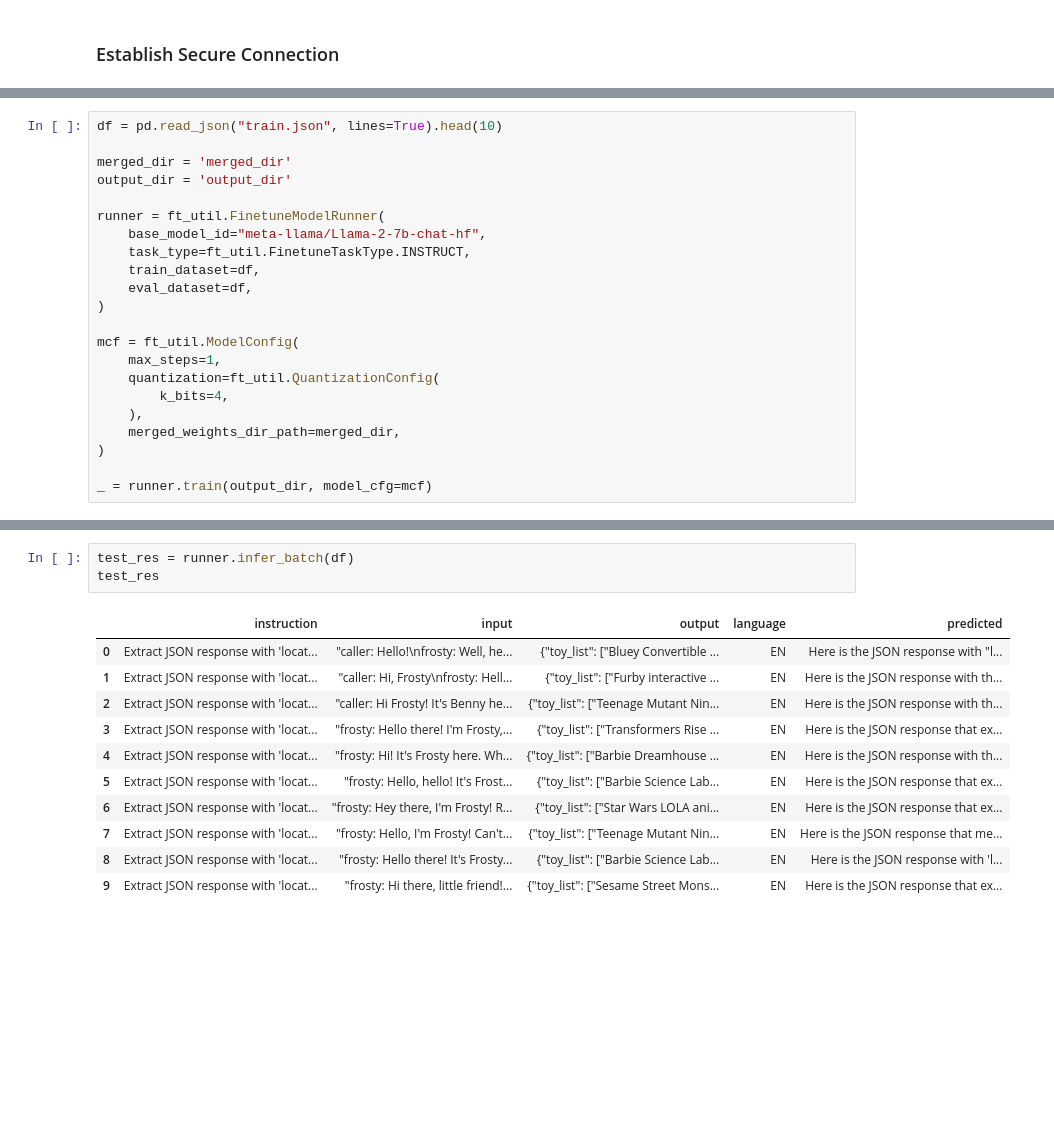
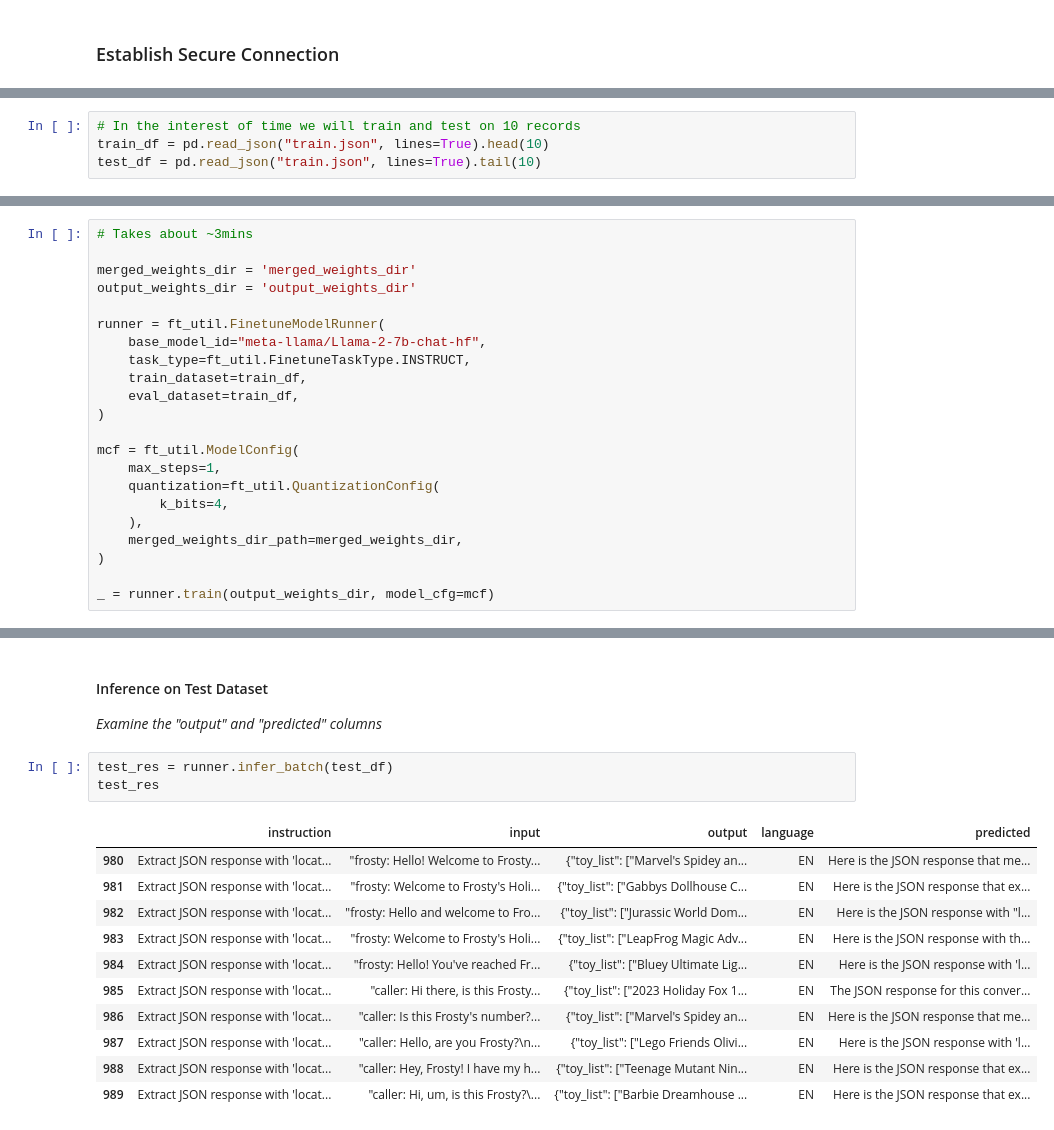
Before and after one commit to sfc-gh-pwate/llm-bootcamp-build-2023, a Jupyter notebook: day2/llm-day2-notebook.ipynb, the cells around one changed output, grey strips where cells are left out. Drawn from its saved outputs; the diff is of its cells as text; blank space fills up the shorter version.

```diff
--- a/day2/llm-day2-notebook.ipynb
+++ b/day2/llm-day2-notebook.ipynb
@@ -48 +58,5 @@ Snowpark for Python version : 1.9.0
+# %%
+# In the interest of time we will train and test on 10 records
+train_df = pd.read_json("train.json", lines=True).head(10)
+test_df = pd.read_json("train.json", lines=True).tail(10)
 # %% [markdown]
@@ -179,14 +64,14 @@ WARNING:snowflake.snowpark:ModelRegistry.list_deployments() is in private previe
 # %%
-df = pd.read_json("train.json", lines=True).head(10)
+# Takes about ~3mins
 
-merged_dir = 'merged_dir'
-output_dir = 'output_dir'
+merged_weights_dir = 'merged_weights_dir'
+output_weights_dir = 'output_weights_dir'
 
 runner = ft_util.FinetuneModelRunner(
     base_model_id="meta-llama/Llama-2-7b-chat-hf",
     task_type=ft_util.FinetuneTaskType.INSTRUCT,
-    train_dataset=df,
-    eval_dataset=df,
+    train_dataset=train_df,
+    eval_dataset=train_df,
 )
 
 mcf = ft_util.ModelConfig(
@@ -194,9 +79,9 @@ mcf = ft_util.ModelConfig(
     quantization=ft_util.QuantizationConfig(
         k_bits=4,
     ),
-    merged_weights_dir_path=merged_dir,
+    merged_weights_dir_path=merged_weights_dir,
 )
 
-_ = runner.train(output_dir, model_cfg=mcf)
+_ = runner.train(output_weights_dir, model_cfg=mcf)
 # %% [output]
 trainable params: 4,194,304 || all params: 6,742,609,920 || trainable%: 0.06220594176090199
@@ -234,15 +142,18 @@ runner.infer(
+# %% [markdown]
+#### Inference on Test Dataset
+*Examine the "output" and "predicted" columns*
 # %%
-test_res = runner.infer_batch(df)
+test_res = runner.infer_batch(test_df)
 test_res
 # %% [output]
 |  | instruction | input | output | language | predicted |
-| 0 | Extract JSON response with 'locat... | "caller: Hello!\nfrosty: Well, he... | {"toy_list": ["Bluey Convertible ... | EN | Here is the JSON response with "l... |
-| 1 | Extract JSON response with 'locat... | "caller: Hi, Frosty\nfrosty: Hell... | {"toy_list": ["Furby interactive ... | EN | Here is the JSON response with th... |
-| 2 | Extract JSON response with 'locat... | "caller: Hi Frosty! It's Benny he... | {"toy_list": ["Teenage Mutant Nin... | EN | Here is the JSON response with th... |
-| 3 | Extract JSON response with 'locat... | "frosty: Hello there! I'm Frosty,... | {"toy_list": ["Transformers Rise ... | EN | Here is the JSON response that ex... |
-| 4 | Extract JSON response with 'locat... | "frosty: Hi! It's Frosty here. Wh... | {"toy_list": ["Barbie Dreamhouse ... | EN | Here is the JSON response with th... |
-| 5 | Extract JSON response with 'locat... | "frosty: Hello, hello! It's Frost... | {"toy_list": ["Barbie Science Lab... | EN | Here is the JSON response that ex... |
-| 6 | Extract JSON response with 'locat... | "frosty: Hey there, I'm Frosty! R... | {"toy_list": ["Star Wars LOLA ani... | EN | Here is the JSON response that ex... |
-| 7 | Extract JSON response with 'locat... | "frosty: Hello, I'm Frosty! Can't... | {"toy_list": ["Teenage Mutant Nin... | EN | Here is the JSON response that me... |
-| 8 | Extract JSON response with 'locat... | "frosty: Hello there! It's Frosty... | {"toy_list": ["Barbie Science Lab... | EN | Here is the JSON response with 'l... |
-| 9 | Extract JSON response with 'locat... | "frosty: Hi there, little friend!... | {"toy_list": ["Sesame Street Mons... | EN | Here is the JSON response that ex... |
+| 980 | Extract JSON response with 'locat... | "frosty: Hello! Welcome to Frosty... | {"toy_list": ["Marvel's Spidey an... | EN | Here is the JSON response that me... |
+| 981 | Extract JSON response with 'locat... | "frosty: Welcome to Frosty's Holi... | {"toy_list": ["Gabbys Dollhouse C... | EN | Here is the JSON response that ex... |
+| 982 | Extract JSON response with 'locat... | "frosty: Hello and welcome to Fro... | {"toy_list": ["Jurassic World Dom... | EN | Here is the JSON response with "l... |
+| 983 | Extract JSON response with 'locat... | "frosty: Welcome to Frosty's Holi... | {"toy_list": ["LeapFrog Magic Adv... | EN | Here is the JSON response with th... |
+| 984 | Extract JSON response with 'locat... | "frosty: Hello! You've reached Fr... | {"toy_list": ["Bluey Ultimate Lig... | EN | Here is the JSON response with 'l... |
+| 985 | Extract JSON response with 'locat... | "caller: Hi there, is this Frosty... | {"toy_list": ["2023 Holiday Fox 1... | EN | The JSON response for this conver... |
+| 986 | Extract JSON response with 'locat... | "caller: Is this Frosty's number?... | {"toy_list": ["Marvel's Spidey an... | EN | Here is the JSON response that me... |
+| 987 | Extract JSON response with 'locat... | "caller: Hello, are you Frosty?\n... | {"toy_list": ["Lego Friends Olivi... | EN | Here is the JSON response with 'l... |
+| 988 | Extract JSON response with 'locat... | "caller: Hey, Frosty! I have my h... | {"toy_list": ["Teenage Mutant Nin... | EN | Here is the JSON response that ex... |
+| 989 | Extract JSON response with 'locat... | "caller: Hi, um, is this Frosty?\... | {"toy_list": ["Barbie Dreamhouse ... | EN | Here is the JSON response that ex... |
```
Also changed, not shown: parts of 24 cells of this notebook.
